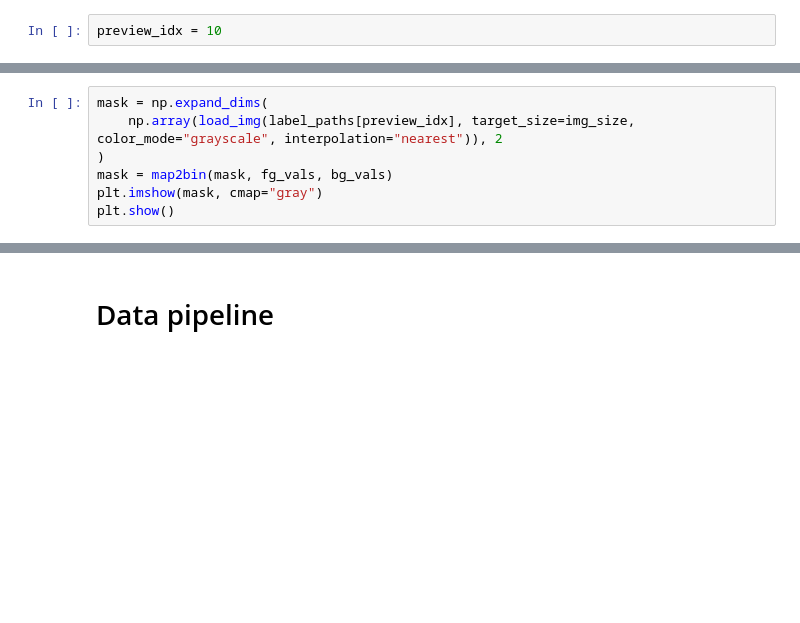
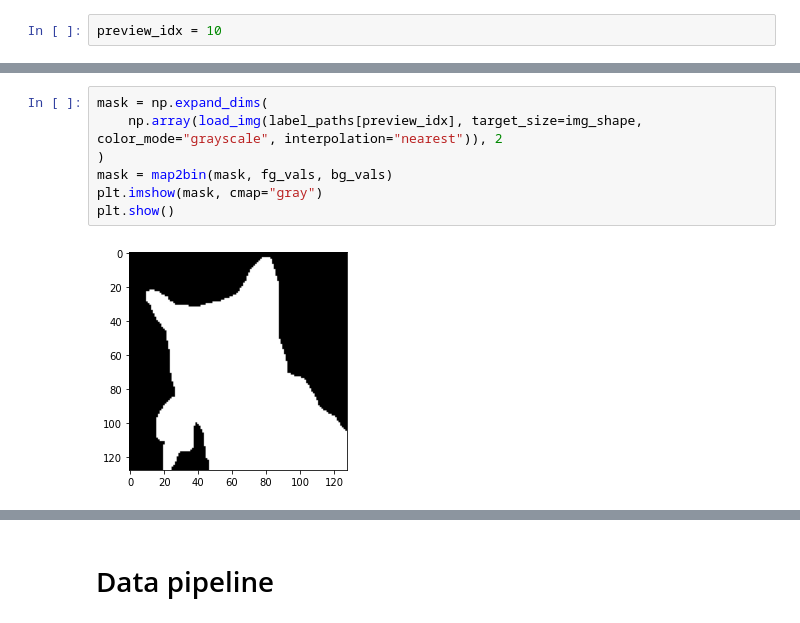
Before and after one commit to fogg-lab/tissue-model-analysis-tools, a Jupyter notebook: notebooks/oxford_pets_v1.ipynb, the cells around one changed output, grey strips where cells are left out. Drawn from its saved outputs; the diff is of its cells as text; blank space fills up the shorter version.

```diff
--- a/notebooks/oxford_pets_v1.ipynb
+++ b/notebooks/oxford_pets_v1.ipynb
@@ -85,9 +102,11 @@ plt.show()
 # %%
 mask = np.expand_dims(
-    np.array(load_img(label_paths[preview_idx], target_size=img_size, color_mode="grayscale", interpolation="nearest")), 2
+    np.array(load_img(label_paths[preview_idx], target_size=img_shape, color_mode="grayscale", interpolation="nearest")), 2
 )
 mask = map2bin(mask, fg_vals, bg_vals)
 plt.imshow(mask, cmap="gray")
 plt.show()
+# %% [output]
+[figure, added]
 # %%
 np.unique(mask)
```
Also changed, not shown: parts of 19 cells of this notebook, 1 other file.
